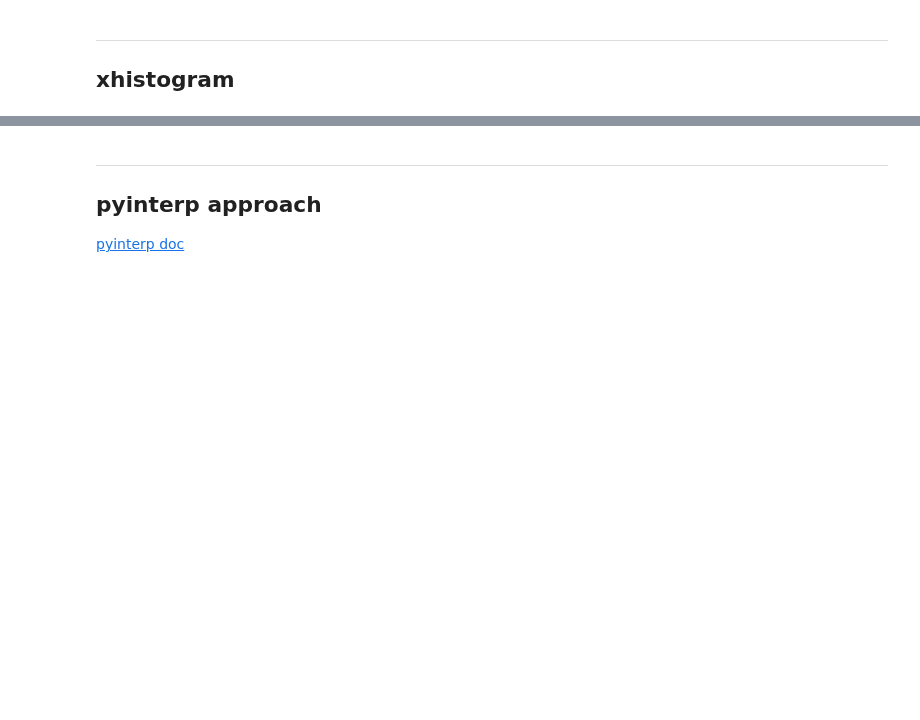
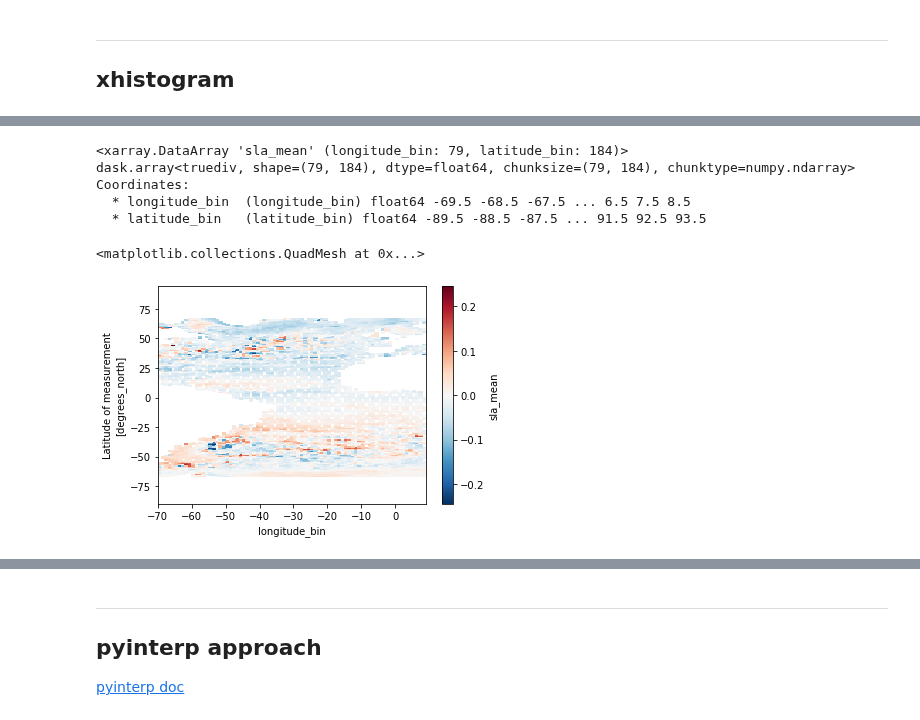
Before and after one commit to apatlpo/itide_ops, a Jupyter notebook: tipe_2019/altimetry.ipynb, the cells around one changed output, grey strips where cells are left out. Saved outputs shown, nothing was run; the diff lists cells and outputs as text; code cells hidden in the pictures; blank space fills up the shorter version.

```diff
--- a/tipe_2019/altimetry.ipynb
+++ b/tipe_2019/altimetry.ipynb
@@ -77,3 +66,8 @@ Data variables:
 ---
 
 ## xhistogram
+# %%
+#ds = ds0.chunk({'time':1e6}) #.isel(time=slice(0,int(1e7)))
+ds = ds0.isel(time=slice(0,int(1e7)))
+ds['longitude'] = (ds.longitude+180)%360 - 180
+ds = ds.where((ds.longitude<10)&(ds.longitude>-70), drop=True)
@@ -79,0 +92,23 @@ Data variables:
+# %%
+lon_bins = np.arange(-70, 10, 1)
+lat_bins = np.arange(-90, 95, 1)
+N = histogram(ds.longitude, ds.latitude, bins=[lon_bins, lat_bins])
+sla_mean = (histogram(ds.longitude, ds.latitude,
+                      bins=[lon_bins, lat_bins], weights=ds.sla_filtered)/N) \
+            .rename('sla_mean')
+sla2_mean = (histogram(ds.longitude, ds.latitude,
+                       bins=[lon_bins, lat_bins], weights=ds.sla_filtered**2)/N)\
+            .rename('sla2_mean')
+# %%
+sla_mean
+# %% [output]
+<xarray.DataArray 'sla_mean' (longitude_bin: 79, latitude_bin: 184)>
+dask.array<truediv, shape=(79, 184), dtype=float64, chunksize=(79, 184), chunktype=numpy.ndarray>
+Coordinates:
+  * longitude_bin  (longitude_bin) float64 -69.5 -68.5 -67.5 ... 6.5 7.5 8.5
+  * latitude_bin   (latitude_bin) float64 -89.5 -88.5 -87.5 ... 91.5 92.5 93.5
+# %%
+sla_mean.plot(x='longitude_bin', y='latitude_bin')
+# %% [output]
+<matplotlib.collections.QuadMesh at 0x...>
+[figure, added]
```
Also changed, not shown: parts of 11 cells of this notebook.
